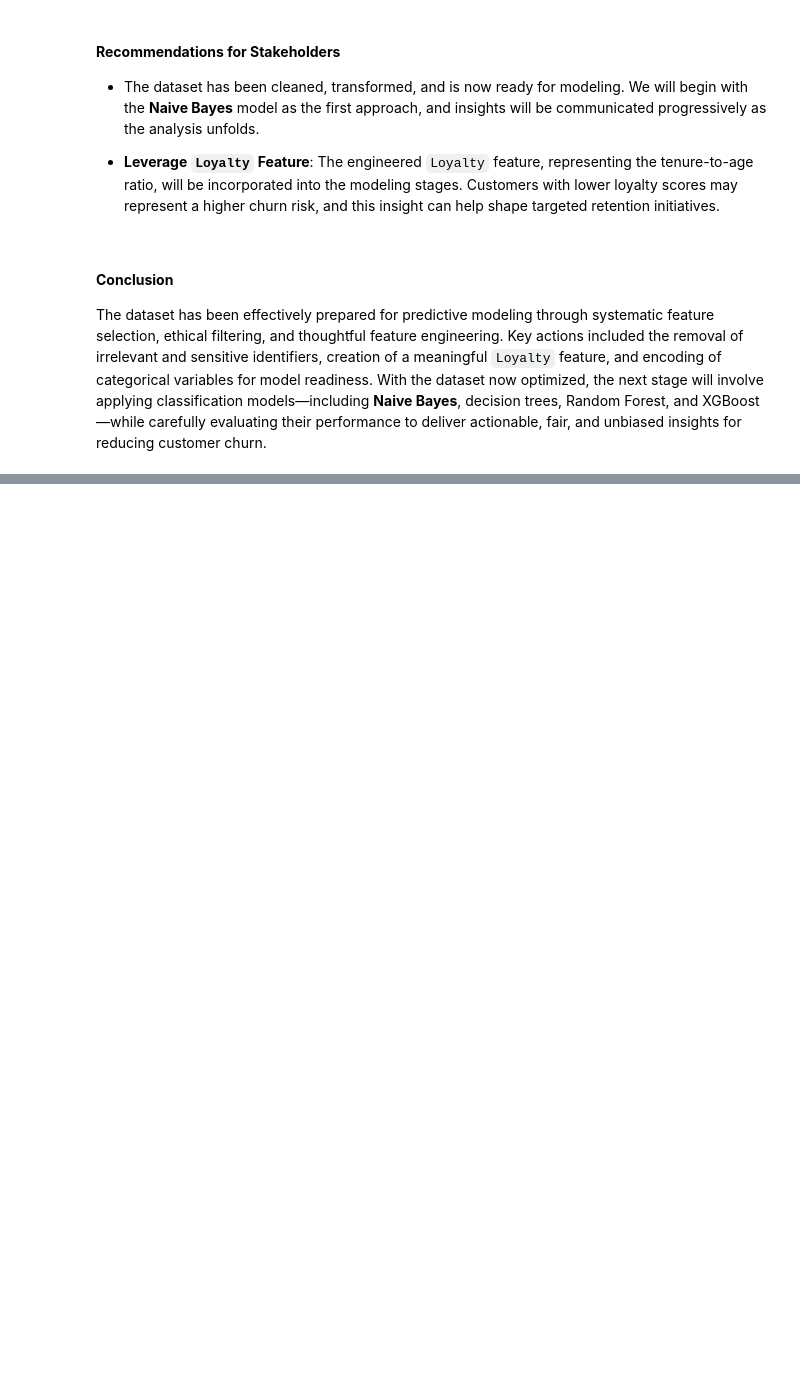
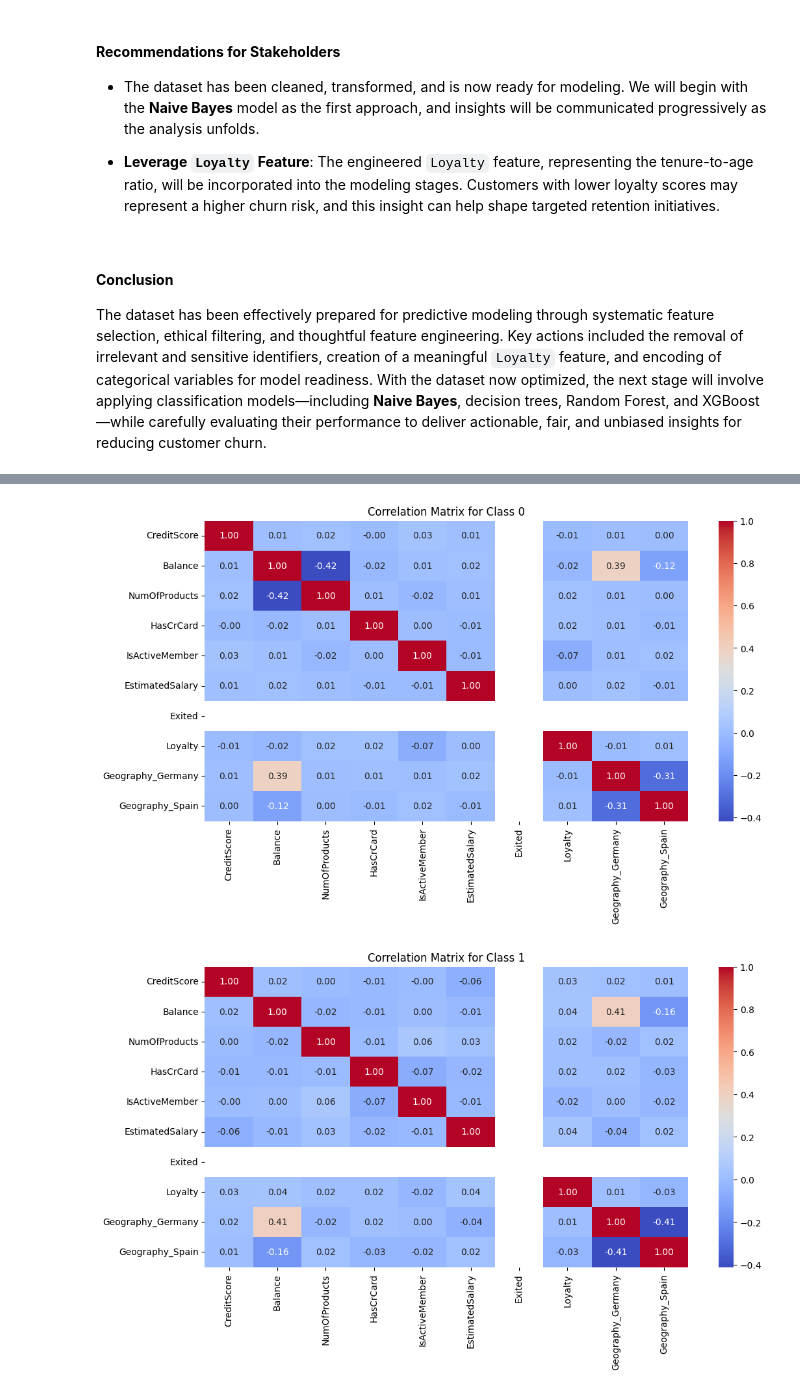
Before and after one commit to Cyberoctane29/Deutsche-Bank-Customer-Churn-Prediction-End-to-End-Analysis-and-Modeling, a Jupyter notebook: Deutsche_Bank_Customer_Churn_Prediction_End_to_End_Analysis_and_Modeling.ipynb, the cells around one changed output, grey strips where cells are left out. Cells and saved outputs as stored; diff of their text form; code cells hidden in the pictures; blank space fills up the shorter version.

```diff
--- a/Deutsche_Bank_Customer_Churn_Prediction_End_to_End_Analysis_and_Modeling.ipynb
+++ b/Deutsche_Bank_Customer_Churn_Prediction_End_to_End_Analysis_and_Modeling.ipynb
@@ -449,7 +449,7 @@ When I specify `drop_first=True`, it will create only two new columns instead of
 
 As a result, I will end up with two columns: `Geography_Germany` and `Geography_Spain`. If both are 0, we can infer the customer is from France.
 # %%
-churn_df = pd.get_dummies(churn_df, drop_first=True)
+churn_df = pd.get_dummies(churn_df, drop_first=True, dtype=int)
 # %%
 churn_df.head()
 # %% [output]
@@ -487,0 +601,3 @@ The dataset has been effectively prepared for predictive modeling through system
+# %%
+churn_df = churn_df.drop(['Tenure', 'Age'], axis=1)
+churn_df.head()
@@ -487,0 +626,19 @@ The dataset has been effectively prepared for predictive modeling through system
+# %%
+class_0 = churn_df[churn_df['Exited'] == 0]
+class_1 = churn_df[churn_df['Exited'] == 1]
+
+corr_class_0 = class_0.corr()
+corr_class_1 = class_1.corr()
+
+plt.figure(figsize=(12, 6))
+sns.heatmap(corr_class_0, annot=True, cmap='coolwarm', fmt='.2f')
+plt.title("Correlation Matrix for Class 0")
+plt.show()
+
+plt.figure(figsize=(12, 6))
+sns.heatmap(corr_class_1, annot=True, cmap='coolwarm', fmt='.2f')
+plt.title("Correlation Matrix for Class 1")
+plt.show()
+# %% [output]
+[figure, added]
+[figure, added]
```
Also changed, not shown: parts of 69 cells of this notebook, 2 other files.
